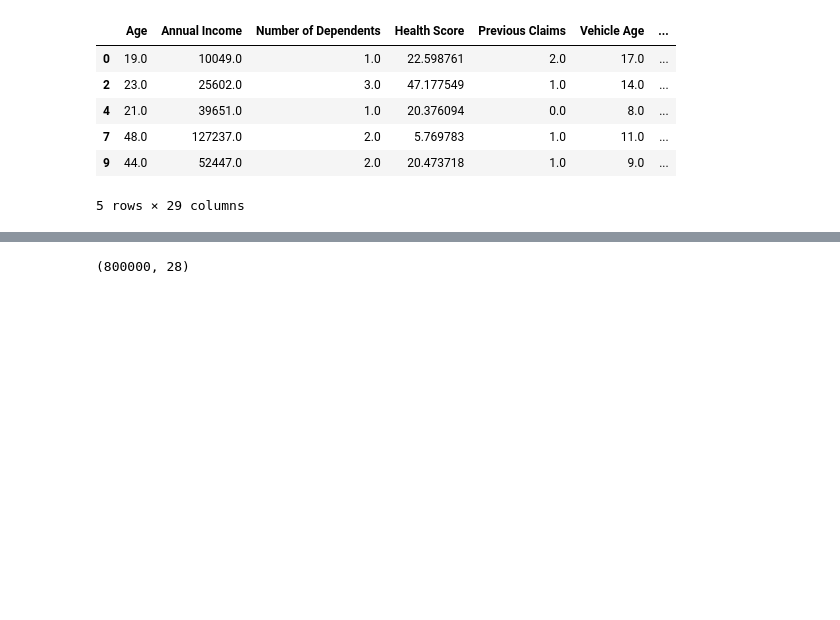
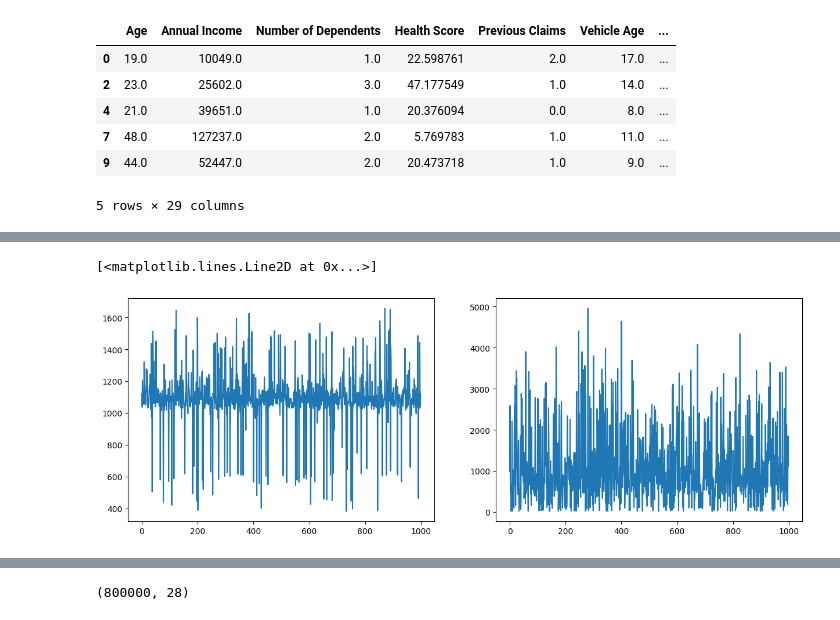
Before and after one commit to yash-meshram/Insurance-Premium, a Jupyter notebook: insurance-premium.ipynb, the cells around one changed output, grey strips where cells are left out. Saved outputs shown, nothing was run; the diff lists cells and outputs as text; code cells hidden in the pictures; blank space fills up the shorter version.

```diff
--- a/insurance-premium.ipynb
+++ b/insurance-premium.ipynb
@@ -135,3 +178,9 @@ y_pred = model.predict(x_test)
 def rmsle(predictions, targets):
     """Calculate the root mean squared logarithmic error between predictions and targets"""
     return np.sqrt(np.mean((np.log(predictions + 1) - np.log(targets + 1)) ** 2))
+# %%
+df_pred = pd.DataFrame([y_pred, y_test]).transpose()
+df_pred = df_pred.describe()
+df_pred['diff'] = df_pred[0] - df_pred[1]
+df_pred['0/1'] = df_pred[0] / df_pred[1]
+df_pred
@@ -138,3 +197,12 @@ def rmsle(predictions, targets):
+# %%
+fig, ax = plt.subplots(figsize=(15, 5), sharey=True)
+plt.subplot(1, 2, 1)
+plt.plot(df_pred[0][:1000])
+plt.subplot(1, 2, 2)
+plt.plot(df_pred[1][:1000])
+# %% [output]
+[<matplotlib.lines.Line2D at 0x...>]
+[figure, added]
 # %%
 rmsle(y_pred, y_test)
 # %% [output]
```
Also changed, not shown: parts of 14 cells of this notebook.
